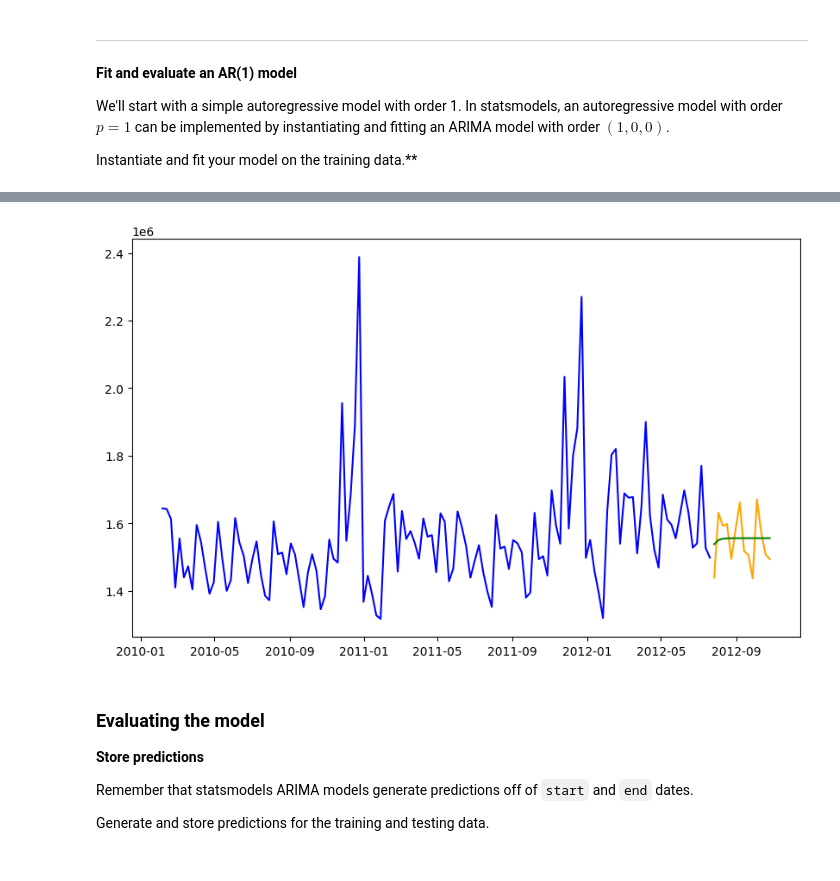
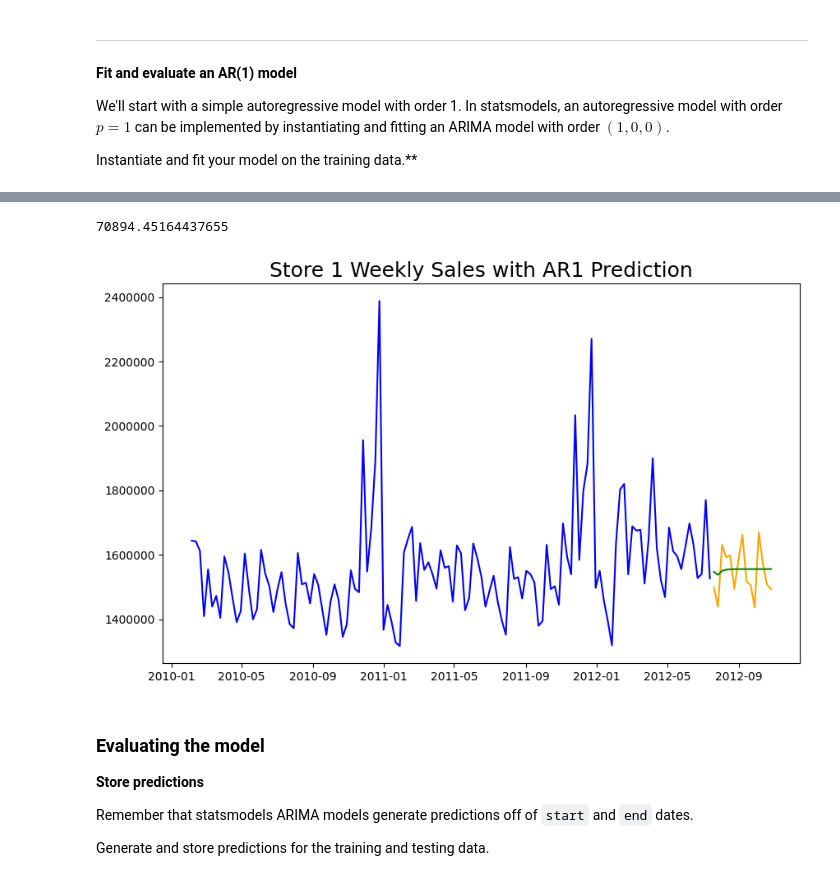
Before and after one commit to Pornpanthongdee/Time_series_modeling_lab, a Jupyter notebook: starter-code.ipynb, the cells around one changed output, grey strips where cells are left out. Saved outputs shown, nothing was run; the diff lists cells and outputs as text; code cells hidden in the pictures.

```diff
--- a/starter-code.ipynb
+++ b/starter-code.ipynb
@@ -254,5 +188,5 @@ model = ar1.fit()
 # %%
-preds = model.predict(start=129, end=142)
+preds = model.predict(start="2012-07-20", end="2012-10-26")
 # %%
 from sklearn.metrics import mean_absolute_error
 # %%
@@ -274,4 +196,0 @@ test['Weekly_Sales'].shape
-# %%
-preds = pd.DataFrame(preds)
-# %%
-preds.columns = ['Weekly_Sales']
@@ -295,22 +197,18 @@ Timestamp('2012-07-27 00:00:00')
+# %%
+mean_squared_error(y_test, preds, squared=False)
+# %% [output]
+70894.45164437655
 # %%
-train['Weekly_Sales'].index = pd.to_datetime(train['Weekly_Sales'].index)
-test['Weekly_Sales'].index = pd.to_datetime(test['Weekly_Sales'].index)
+# Plot data
+plt.figure(figsize=(10,6))
+plt.plot(y_train, color = 'blue')
+plt.plot(y_test, color = 'orange')
+plt.plot(preds, color = 'green')
+plt.title(label = 'Store 1 Weekly Sales with AR1 Prediction', fontsize=18)
+plt.ticklabel_format(style='plain', axis='y', scilimits=(0,0)); # Remove scientific notation on y-axis
+plt.show();
+# %% [output]
+[figure, added]
-# %%
-plt.figure(figsize=(10,6))
-
-# Plot training data in blue.
-plt.plot(train['Weekly_Sales'], color = 'blue')
-
-# Plot testing data in orange.
-plt.plot(test['Weekly_Sales'], color = 'orange')
-
-# Plot predicted values in green.
-plt.plot(preds['Weekly_Sales'], color = 'green')
-
-#plt.title(label = 'DOW Monthly Volume', fontsize=18)
-plt.show();
-# %% [output]
-[figure, removed]
 # %% [markdown]
 ### Evaluating the model
 
```
Also changed, not shown: parts of 43 cells of this notebook, 1 other file.
